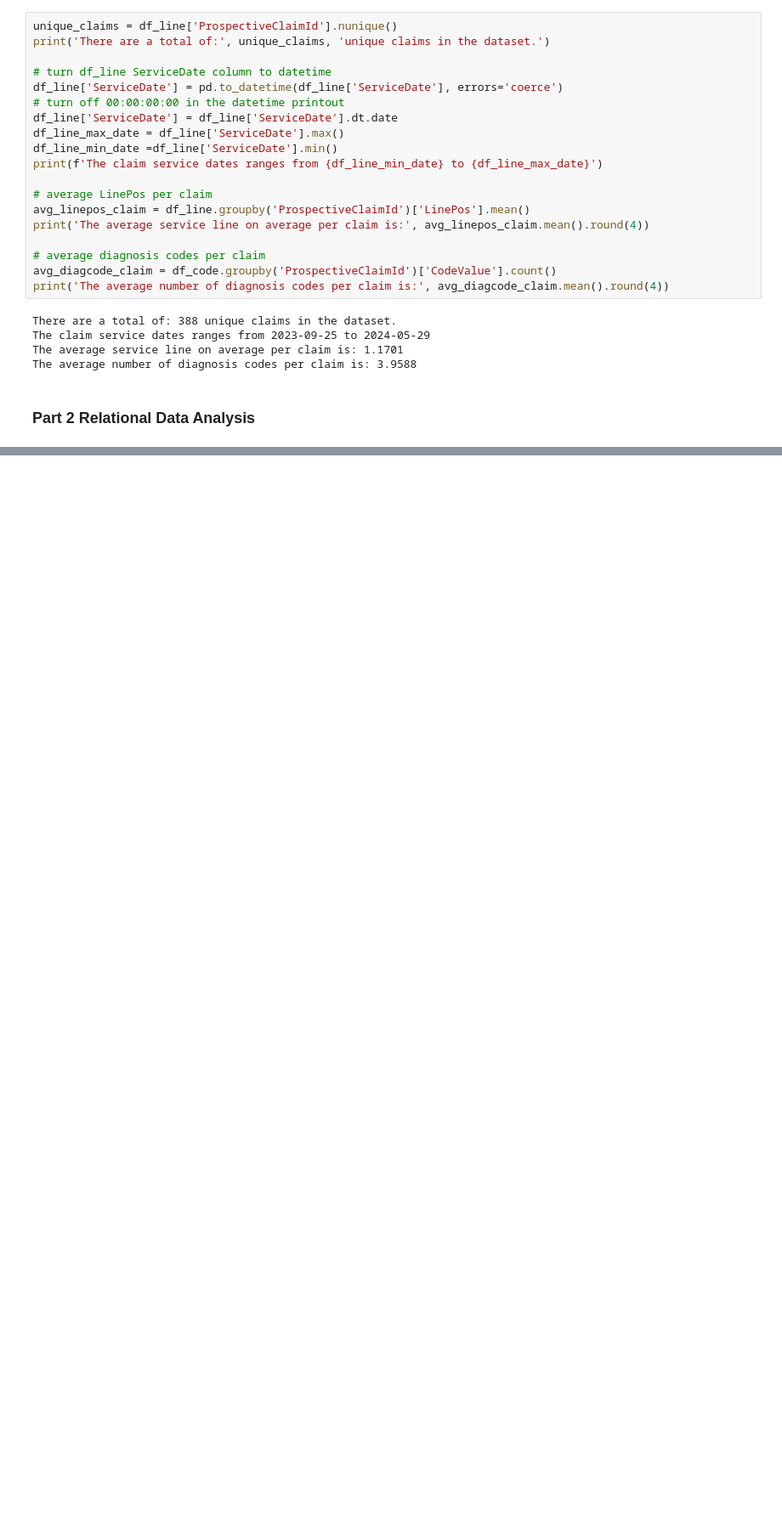
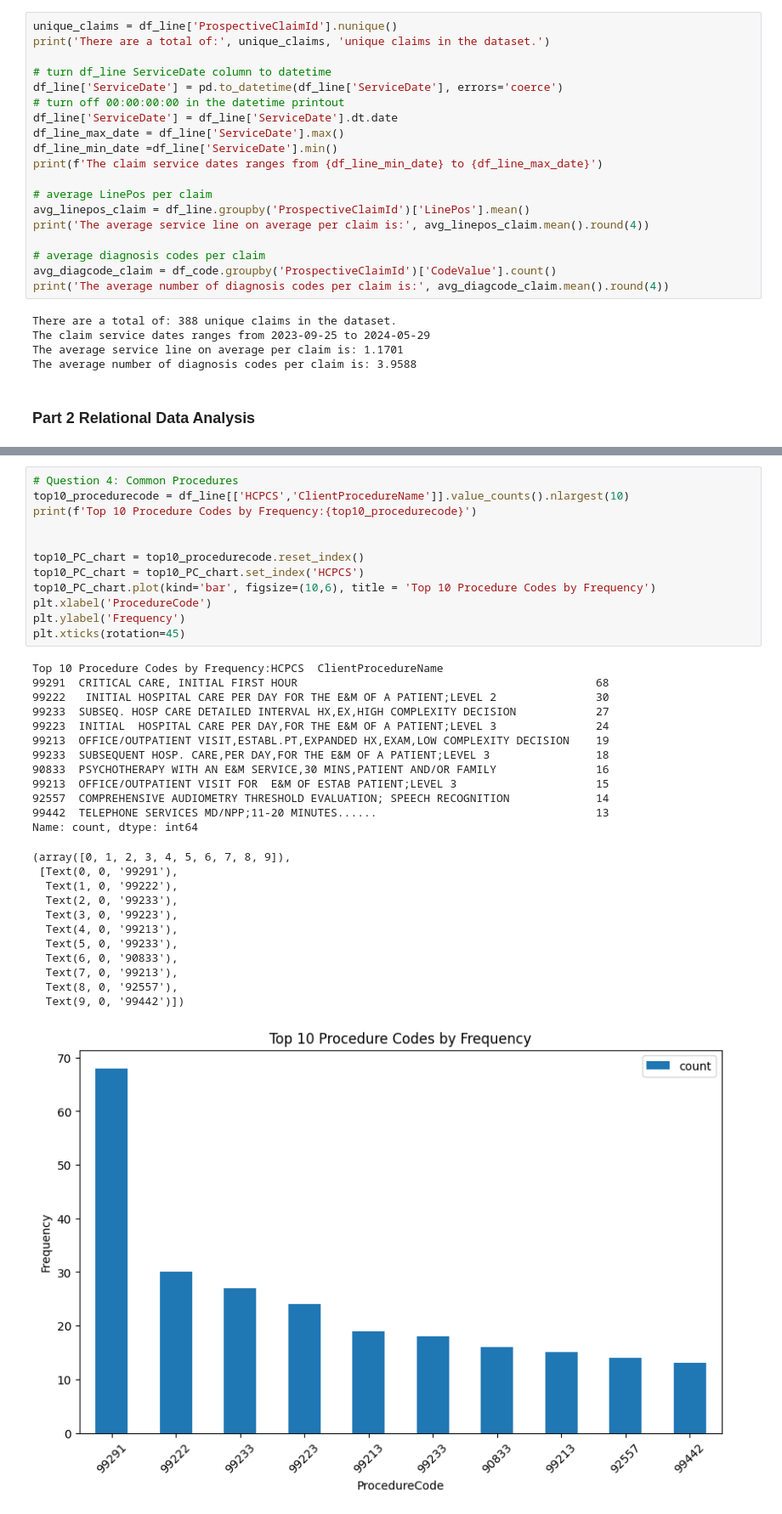
Before and after one commit to xiaohongchen01/claims_analysis, a Jupyter notebook: notebooks/claims_analysis.ipynb, the cells around one changed output, grey strips where cells are left out. Shown at 85% size. Saved outputs shown, nothing was run; the diff lists cells and outputs as text; blank space fills up the shorter version.

```diff
--- a/notebooks/claims_analysis.ipynb
+++ b/notebooks/claims_analysis.ipynb
@@ -145,0 +204,37 @@ ImportError: matplotlib is required for plotting when the default backend "matpl
+# %%
+# Question 4: Common Procedures
+top10_procedurecode = df_line[['HCPCS','ClientProcedureName']].value_counts().nlargest(10)
+print(f'Top 10 Procedure Codes by Frequency:{top10_procedurecode}')
+
+
+top10_PC_chart = top10_procedurecode.reset_index()
+top10_PC_chart = top10_PC_chart.set_index('HCPCS')
+top10_PC_chart.plot(kind='bar', figsize=(10,6), title = 'Top 10 Procedure Codes by Frequency')
+plt.xlabel('ProcedureCode')
+plt.ylabel('Frequency')
+plt.xticks(rotation=45)
+# %% [output]
+Top 10 Procedure Codes by Frequency:HCPCS  ClientProcedureName
+99291  CRITICAL CARE, INITIAL FIRST HOUR                                             68
+99222   INITIAL HOSPITAL CARE PER DAY FOR THE E&M OF A PATIENT;LEVEL 2               30
+99233  SUBSEQ. HOSP CARE DETAILED INTERVAL HX,EX,HIGH COMPLEXITY DECISION            27
+99223  INITIAL  HOSPITAL CARE PER DAY,FOR THE E&M OF A PATIENT;LEVEL 3               24
+99213  OFFICE/OUTPATIENT VISIT,ESTABL.PT,EXPANDED HX,EXAM,LOW COMPLEXITY DECISION    19
+99233  SUBSEQUENT HOSP. CARE,PER DAY,FOR THE E&M OF A PATIENT;LEVEL 3                18
+90833  PSYCHOTHERAPY WITH AN E&M SERVICE,30 MINS,PATIENT AND/OR FAMILY               16
+99213  OFFICE/OUTPATIENT VISIT FOR  E&M OF ESTAB PATIENT;LEVEL 3                     15
+92557  COMPREHENSIVE AUDIOMETRY THRESHOLD EVALUATION; SPEECH RECOGNITION             14
+99442  TELEPHONE SERVICES MD/NPP;11-20 MINUTES......                                 13
+Name: count, dtype: int64
+(array([0, 1, 2, 3, 4, 5, 6, 7, 8, 9]),
+ [Text(0, 0, '99291'),
+  Text(1, 0, '99222'),
+  Text(2, 0, '99233'),
+  Text(3, 0, '99223'),
+  Text(4, 0, '99213'),
+  Text(5, 0, '99233'),
+  Text(6, 0, '90833'),
+  Text(7, 0, '99213'),
+  Text(8, 0, '92557'),
+  Text(9, 0, '99442')])
+[figure, added]
```
Also changed, not shown: parts of 10 cells of this notebook.
